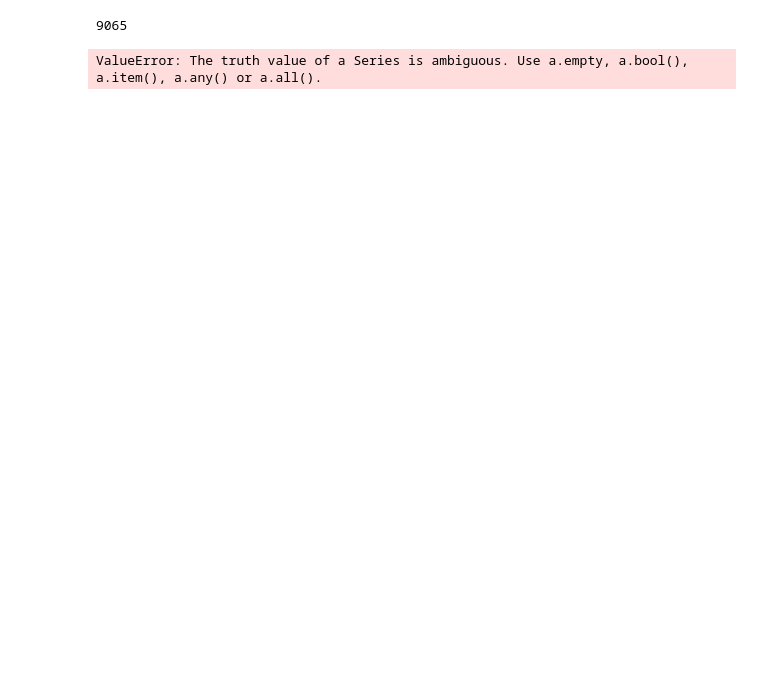
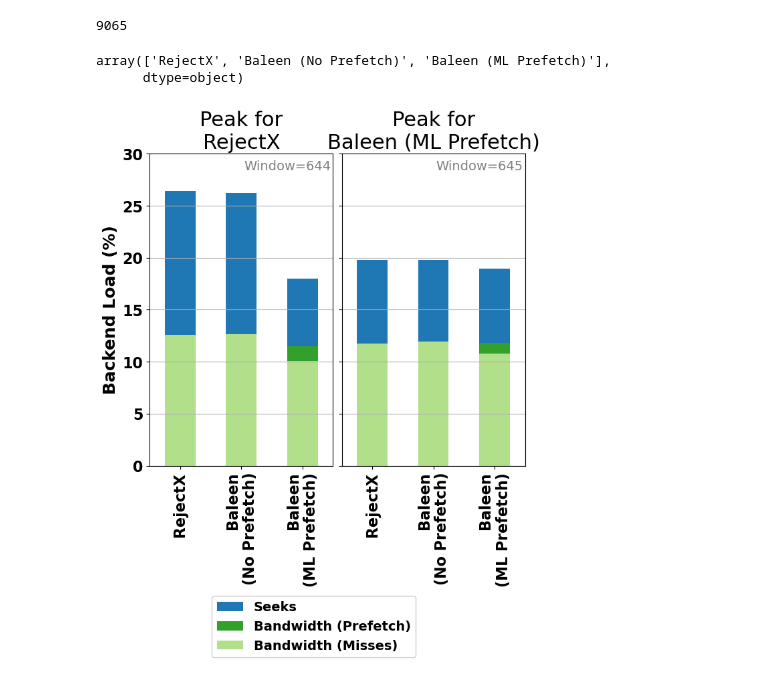
Before and after one commit to wonglkd/Baleen-FAST24, a Jupyter notebook: notebooks/paper-figs/fig-18-peak-hrs-20230424.ipynb, the cells around one changed output. Cells and saved outputs as stored; diff of their text form; code cells hidden in the pictures; blank space fills up the shorter version.

Commit message:
Fix breakdowns file

```diff
--- a/notebooks/paper-figs/fig-18-peak-hrs-20230424.ipynb
+++ b/notebooks/paper-figs/fig-18-peak-hrs-20230424.ipynb
@@ -27,47 +44,34 @@ def shorten_ticks():
         order = ax.get_xticklabels()
         ax.set_xticks(locs, [x.get_text().replace("Baleen (", "Baleen\n(") for x in order],
            va='center', ha='right', rotation_mode='anchor', rotation=90)
-# %%
-dtx = filter_df(dfc_raw, {'Region': 'Region2', 'Target Cache Size': ef.DEFAULT_CSIZE,
-                          'AdmissionPolicyLabel': ['Baleen', 'RejectX'], 'CanonTrace': True,
-                          'ShortLabel': ['RejectX', 'Baleen (No Prefetch)', 'Baleen (ML Prefetch)', 'Baleen (All on Partial Hit)'],
-                          'PracticalAP': True, 'CanonExp': True, 'DWPDNotFar': True,
-                          'Target DWPD': 7.5, 'SampleRatio': 0.1, 'SampleStart': 0})
-new_cols = dtx.apply(processors.maxstats, axis=1, result_type='expand')
-dtx_ = pd.concat([dtx, new_cols], axis='columns')
-dtx_ = dtx_.drop_duplicates(subset=['ShortLabel'])
-# TODO: Do it based on sample etc
-reload(processors)
-# constrained_layout
-processors.plot_breakdowns(dtx_, x='ShortLabel', subplots_order=['RejectX', 'Baleen (All on Partial Hit)'], #'Baleen (ML Prefetch)'],
-                order=None,
-                sample_ratio=.1, xperiod=600,
-                figsize=(6.4,4.8*1.5),
-                # max_y=60,
-                leg_kwargs=dict(bbox_to_anchor=[.5, 0], loc='upper center', frameon=True, facecolor='white', framealpha=1),
-                stack_order=[processors.stonbw_label, processors.stonpf_label, processors.stonios_label])
-shorten_ticks()
-
-# savefig("peak_breakdowns", "Region1_wr-34_st-util")
-# %% [output]
-ValueError: The truth value of a Series is ambiguous. Use a.empty, a.bool(), a.item(), a.any() or a.all().
-# %%
-dtx = filter_df(dfc_raw, {'Region': 'Region4', 'Target Cache Size': ef.DEFAULT_CSIZE,
-                          'AdmissionPolicyLabel': ['Baleen', 'RejectX'], 'CanonTrace': True,
-                          'ShortLabel': ['RejectX', 'Baleen (No Prefetch)', 'Baleen (ML Prefetch)', 'Baleen (All on Partial Hit)'],
-                          'PracticalAP': True, 'CanonExp': True, 'DWPDNotFar': True,
-                          'Target DWPD': 7.5, 'SampleRatio': 0.1, 'SampleStart': 0})
-new_cols = dtx.apply(processors.maxstats, axis=1, result_type='expand')
-dtx_ = pd.concat([dtx, new_cols], axis='columns')
-dtx_ = dtx_.drop_duplicates(subset=['ShortLabel'])
-# TODO: Do it based on sample etc
-reload(processors)
-# constrained_layout
-processors.plot_breakdowns(dtx_, x='ShortLabel', subplots_order=['RejectX', 'Baleen (All on Partial Hit)'], #'Baleen (ML Prefetch)'],
-                order=None,
-                sample_ratio=.1, xperiod=600,
-                figsize=(6.4,4.8*1.5),
-                # max_y=60,
-                leg_kwargs=dict(bbox_to_anchor=[.5, 0], loc='upper center', frameon=True, facecolor='white', framealpha=1),
-                stack_order=[processors.stonbw_label, processors.stonpf_label, processors.stonios_label])
-shorten_ticks()
+# %%
+for region in ['Region1']:
+    dtx = filter_df(dfs_1['exp'], {'Region': region,
+                              'PracticalAP': True,
+                                    'AdmissionPolicyLabel': ['Baleen', 'RejectX'],
+                                    "ShortLabel": ["RejectX", "Baleen (No Prefetch)", "Baleen (ML Prefetch)", "Baleen (ML-Range on Partial Hit)"],
+                                    'Target DWPD': 7.5, 'SampleStart': 0})
+    dtx['Filename'] = dtx.apply(lambda v: f"../../data/breakdown-stats/{v['Region']}/ap_{v['AdmissionPolicyLabel']}/pf_{v['Prefetch-Range']}_{v['Prefetch-When']}/full_{v['SampleStart']}_{v['SampleRatio']:g}_cache_perf.txt.lzma", axis=1)
+    try:
+        sample_ratio = dtx['SampleRatio'].unique()[0]
+        new_cols = dtx.apply(processors.maxstats, axis=1, result_type='expand')
+        dtx_ = pd.concat([dtx, new_cols], axis='columns')
+        display(dtx['ShortLabel'].unique())
+        processors.plot_breakdowns(dtx_, x='ShortLabel', subplots_order=['RejectX', 'Baleen (ML Prefetch)'],
+                        order=None,
+                        sample_ratio=1, xperiod=600,
+                        figsize=(6.4,4.8*1.5),
+                        max_y=30,
+                        leg_kwargs=dict(bbox_to_anchor=[.5, 0], loc='upper center', frameon=True, facecolor='white', framealpha=1),
+                        stack_order=[processors.stonbw_label, processors.stonpf_label, processors.stonios_label])
+        shorten_ticks()
+        sample_ratio_t = '{:g}'.format(sample_ratio).replace(".","")
+        savefig("peak_breakdowns", f"{region}_0_{sample_ratio_t}_wr-34_st-util")
+    except Exception as e:
+        #raise
+        print("Error")
+        print(e)
+# %% [output]
+array(['RejectX', 'Baleen (No Prefetch)', 'Baleen (ML Prefetch)'],
+      dtype=object)
+[figure, added]
```
Also changed, not shown: parts of 5 cells of this notebook, 1 other file.
